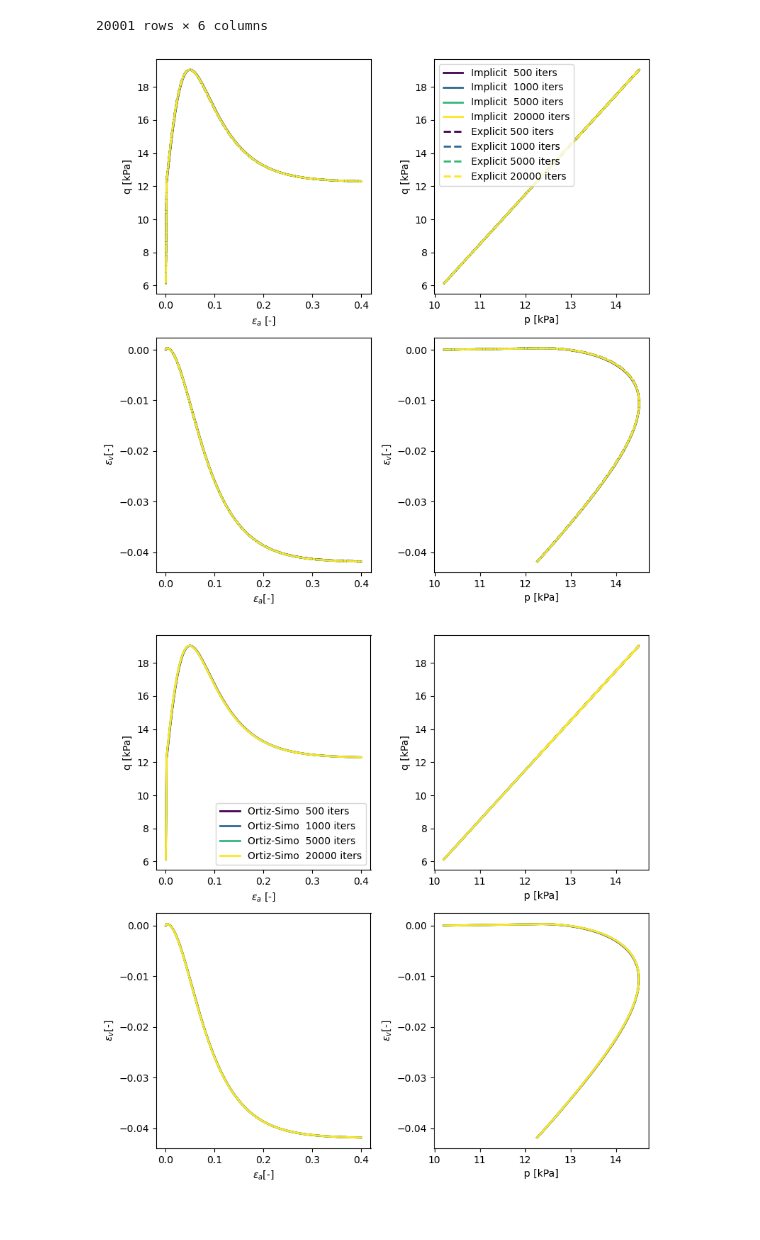
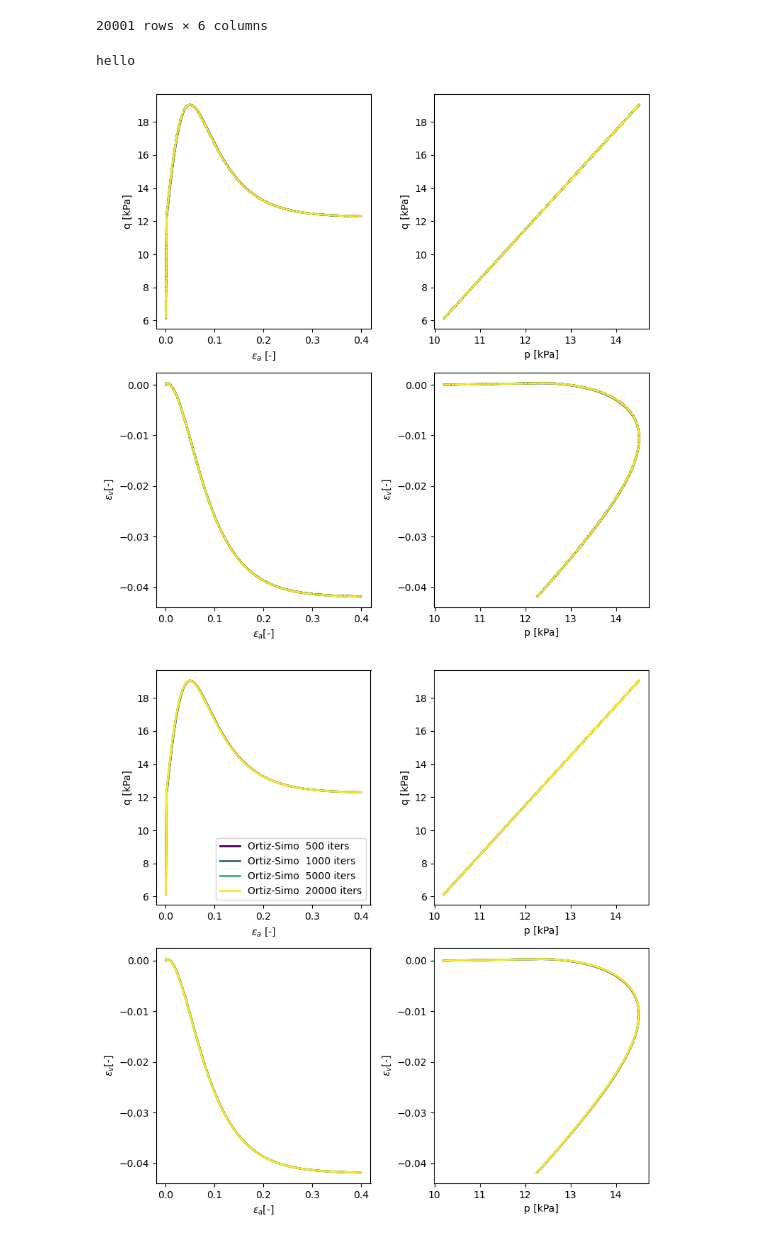
Before and after one commit to WaveHello-Masters/SRMC_Comparison, a Jupyter notebook: Trx_Drained_Strain_Controlled/5_plastic_rate_dilat/plastic_rate_dilat.ipynb, the cells around one changed output. Saved outputs shown, nothing was run; the diff lists cells and outputs as text; code cells hidden in the pictures.

```diff
--- a/Trx_Drained_Strain_Controlled/5_plastic_rate_dilat/plastic_rate_dilat.ipynb
+++ b/Trx_Drained_Strain_Controlled/5_plastic_rate_dilat/plastic_rate_dilat.ipynb
@@ -785,36 +785,39 @@ Sub_models[-1].results.strain_df
 # %%
 # Generate a figure to plot the OS models
 
 fig, axs = plt.subplots(nrows=2, ncols=2, figsize=(8, 8))
 
 for i, model in enumerate(OS_models):
     folder_name = os.path.basename(model.setup.folder_path)
     num_iters = re.search(r'\d+', folder_name).group()
 
     name = f"Implicit  {num_iters} iters"
     model.results.quick_quad_plot(axial_strain_id="stran(1)", compression_pos=True, axs=axs,
-                                  color=colors[i], label=name, legend=[False, True, False, False], linestyle='-', linewidth=2)
+                                  color=colors[i], label=name, legend=[False, False, False, False], linestyle='-', linewidth=2)
 # Add the Sloan Abbo model for comparison
 
 for i, model in enumerate(Sub_models):
 
     folder_name = os.path.basename(model.setup.folder_path)
     num_iters = re.search(r'\d+', folder_name).group()
 
     name = f"Explicit {num_iters} iters"
     model.results.quick_quad_plot(axial_strain_id="stran(1)", compression_pos=True, axs=axs,
-                                  color=colors[i], label=name, legend=[False, True, False, False], linestyle='dashed', linewidth=2)
+                                  color=colors[i], label=name, legend=[False, False, False, False], linestyle='dashed', linewidth=2)
 
-axs[0, 1].legend(loc = "upper left")
+# axs[0, 1].legend(loc = "upper left")
 
-if save:
+if True:
     image_name = "Drained_Strain_Control_plastic_rate_dilat_quad.pdf"
     latex_folder = "/home/jmoore/Documents/Master_Thesis/chapters/Constitutive_Modelling/srmc_images/plastic_rate_dilat"
-    save_fig_path = os.path.join(latex_folder, image_name)
+    # save_fig_path = os.path.join(latex_folder, image_name)
+    save_fig_path = os.path.join(r"/media/jmoore/TOSHIBA EXT/Master_Thesis", image_name)
     fig.savefig(save_fig_path, format = "pdf", bbox_inches = 'tight', dpi = 300)
+    print("hello")
 plt.show()
 # %% [output]
+hello
-[figure, old version]
+[figure, new version]
 # %%
 fig, axs = plt.subplots(nrows=2, ncols=2, figsize=(8, 8))
 
```
Also changed, not shown: parts of 2 cells of this notebook, 10 other files.
